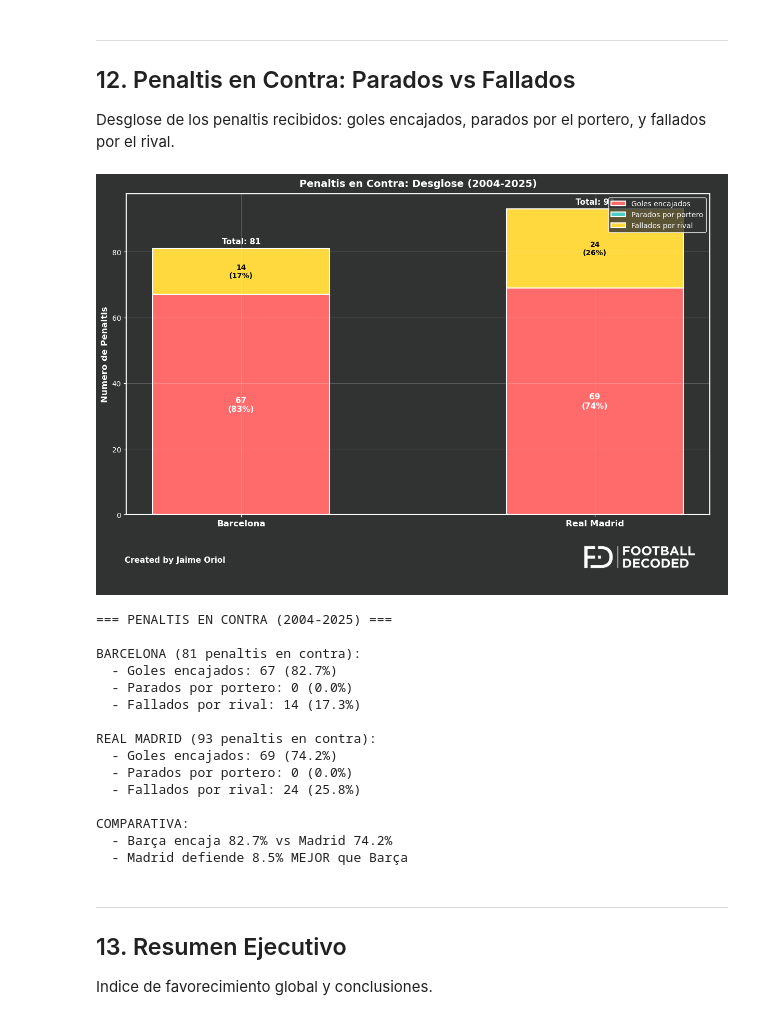
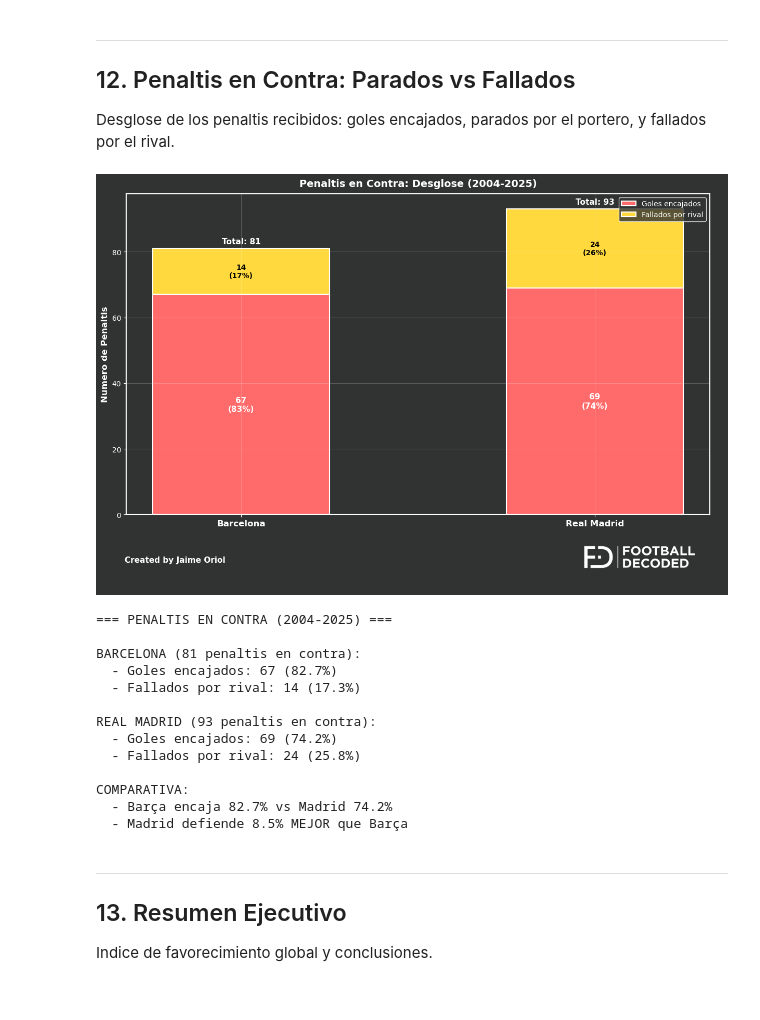
Before and after one commit to jaime-oriol/footballdecoded, a Jupyter notebook: blog/notebooks/barca_vs_madrid_penalties.ipynb, the cells around one changed output. Cells and saved outputs as stored; diff of their text form; code cells hidden in the pictures.

```diff
--- a/blog/notebooks/barca_vs_madrid_penalties.ipynb
+++ b/blog/notebooks/barca_vs_madrid_penalties.ipynb
@@ -1038,9 +1038,6 @@ width = 0.5
 # Barras apiladas: Goles (abajo), Parados (medio), Fallados (arriba)
 bars1 = ax.bar(x, [barca_goles, madrid_goles], width,
                label='Goles encajados', color='#FF6B6B', edgecolor='white', linewidth=1.5)
-bars2 = ax.bar(x, [barca_saved, madrid_saved], width,
-               bottom=[barca_goles, madrid_goles],
-               label='Parados por portero', color='#4ECDC4', edgecolor='white', linewidth=1.5)
 bars3 = ax.bar(x, [barca_missed, madrid_missed], width,
                bottom=[barca_goles + barca_saved, madrid_goles + madrid_saved],
                label='Fallados por rival', color='#FFD93D', edgecolor='white', linewidth=1.5)
@@ -1059,55 +1056,47 @@ for i, (goles, saved, missed, total) in enumerate([
     # Goles (barra roja)
     ax.text(i, goles/2, f'{int(goles)}\n({goles/total*100:.0f}%)', ha='center', va='center',
            color='white', fontweight='bold', fontsize=11)
-    # Parados (barra turquesa)
-    if saved > 3:
-        ax.text(i, goles + saved/2, f'{int(saved)}\n({saved/total*100:.0f}%)', ha='center', va='center',
-               color='black', fontweight='bold', fontsize=11)
     # Fallados (barra amarilla)
     if missed > 3:
         ax.text(i, goles + saved + missed/2, f'{int(missed)}\n({missed/total*100:.0f}%)', ha='center', va='center',
                color='black', fontweight='bold', fontsize=10)
     # Total arriba
     ax.text(i, total + 1, f'Total: {int(total)}', ha='center', va='bottom',
            color='white', fontweight='bold', fontsize=11)
 
 plt.tight_layout()
 add_footer(fig)
 fig.savefig('figures/12_penaltis_en_contra.png',
             dpi=300, facecolor=BACKGROUND_COLOR, bbox_inches='tight')
 plt.show()
 
 # Resumen
 print("\n=== PENALTIS EN CONTRA (2004-2025) ===")
 print(f"\nBARCELONA ({int(barca_contra_total)} penaltis en contra):")
 print(f"  - Goles encajados: {int(barca_goles)} ({barca_goles/barca_contra_total*100:.1f}%)")
-print(f"  - Parados por portero: {int(barca_saved)} ({barca_saved/barca_contra_total*100:.1f}%)")
 print(f"  - Fallados por rival: {int(barca_missed)} ({barca_missed/barca_contra_total*100:.1f}%)")
 
 print(f"\nREAL MADRID ({int(madrid_contra_total)} penaltis en contra):")
 print(f"  - Goles encajados: {int(madrid_goles)} ({madrid_goles/madrid_contra_total*100:.1f}%)")
-print(f"  - Parados por portero: {int(madrid_saved)} ({madrid_saved/madrid_contra_total*100:.1f}%)")
 print(f"  - Fallados por rival: {int(madrid_missed)} ({madrid_missed/madrid_contra_total*100:.1f}%)")
 
 print(f"\nCOMPARATIVA:")
 print(f"  - Barça encaja {barca_goles/barca_contra_total*100:.1f}% vs Madrid {madrid_goles/madrid_contra_total*100:.1f}%")
 defense_diff = (madrid_goles/madrid_contra_total - barca_goles/barca_contra_total) * 100
 if defense_diff > 0:
     print(f"  - Barça defiende {abs(defense_diff):.1f}% MEJOR que Madrid")
 else:
     print(f"  - Madrid defiende {abs(defense_diff):.1f}% MEJOR que Barça")
 # %% [output]
-[figure, old version]
+[figure, new version]
 === PENALTIS EN CONTRA (2004-2025) ===
 
 BARCELONA (81 penaltis en contra):
   - Goles encajados: 67 (82.7%)
-  - Parados por portero: 0 (0.0%)
   - Fallados por rival: 14 (17.3%)
 
 REAL MADRID (93 penaltis en contra):
   - Goles encajados: 69 (74.2%)
-  - Parados por portero: 0 (0.0%)
   - Fallados por rival: 24 (25.8%)
 
 COMPARATIVA:
```
Also changed, not shown: 1 other file.
